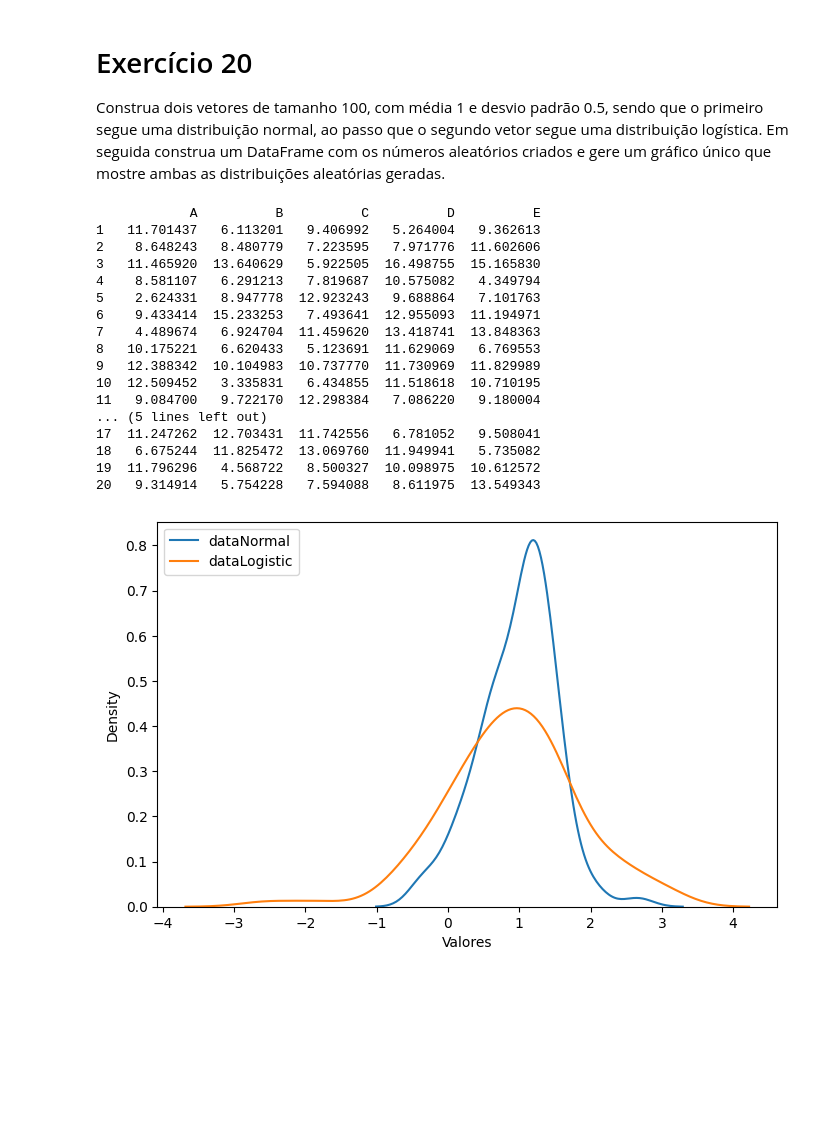
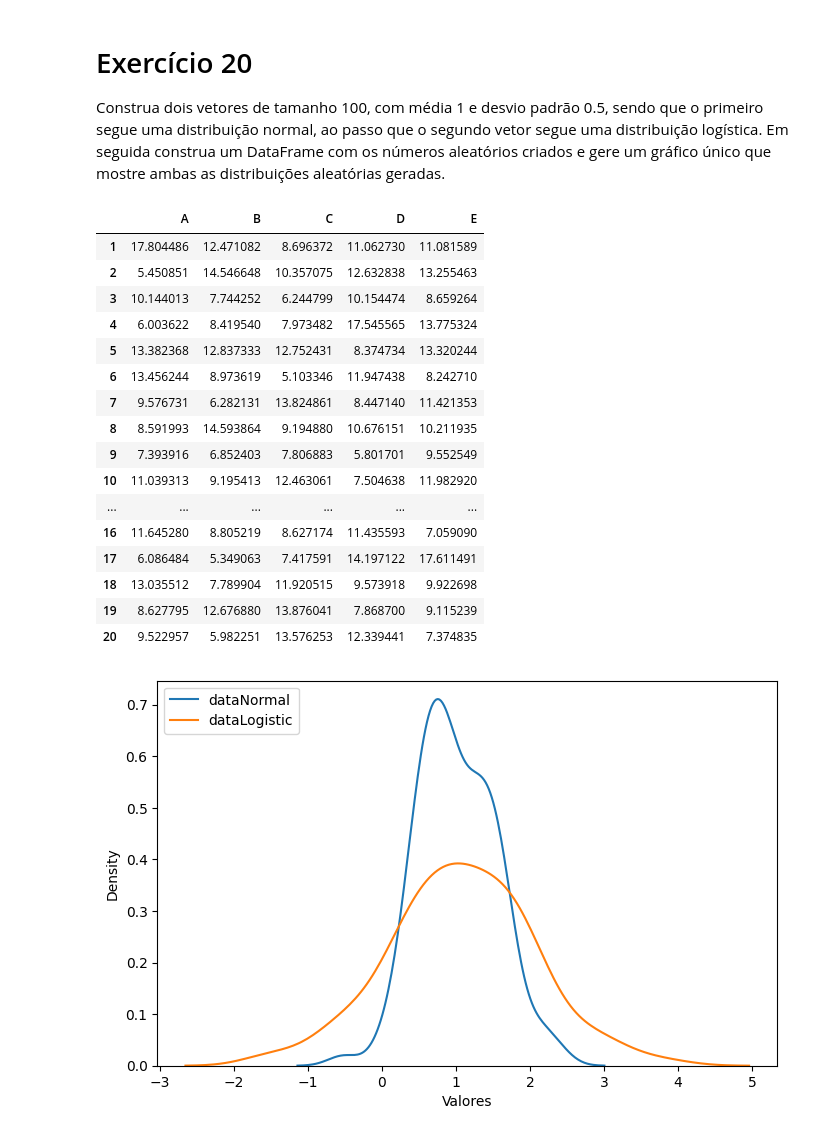
Before and after one commit to carlosedlucas/Curso_Udemy_Data_Science_com_Python, a Jupyter notebook: Numpy/3 - Random.ipynb, the cells around one changed output. Drawn from its saved outputs; the diff is of its cells as text; code cells hidden in the pictures; blank space fills up the shorter version.

```diff
--- a/Numpy/3 - Random.ipynb
+++ b/Numpy/3 - Random.ipynb
@@ -411,33 +410,33 @@ Construa dois vetores de tamanho 100, com média 1 e desvio padrão 0.5, sendo q
 # %%
 dataFrame = {
 'dataNormal': np.random.normal(loc=1, scale=0.5, size=100),
 'dataLogistic': np.random.logistic(loc=1, scale=0.5, size=100)
 }
 
 data = pd.DataFrame(data=DataFrame)
-print(data)
+display(data)
 plt.figure(figsize=(8,5))
 sns.kdeplot(data=dataFrame, x ='dataNormal')
 sns.kdeplot(data=dataFrame, x ='dataLogistic')
 plt.legend(dataFrame, loc = 'upper left')
 plt.xlabel('Valores')
 plt.show()
 # %% [output]
-            A          B          C          D          E
-1   11.701437   6.113201   9.406992   5.264004   9.362613
-2    8.648243   8.480779   7.223595   7.971776  11.602606
-3   11.465920  13.640629   5.922505  16.498755  15.165830
-4    8.581107   6.291213   7.819687  10.575082   4.349794
-5    2.624331   8.947778  12.923243   9.688864   7.101763
-6    9.433414  15.233253   7.493641  12.955093  11.194971
-7    4.489674   6.924704  11.459620  13.418741  13.848363
-8   10.175221   6.620433   5.123691  11.629069   6.769553
-9   12.388342  10.104983  10.737770  11.730969  11.829989
-10  12.509452   3.335831   6.434855  11.518618  10.710195
-11   9.084700   9.722170  12.298384   7.086220   9.180004
-... (5 lines left out)
-17  11.247262  12.703431  11.742556   6.781052   9.508041
-18   6.675244  11.825472  13.069760  11.949941   5.735082
-19  11.796296   4.568722   8.500327  10.098975  10.612572
-20   9.314914   5.754228   7.594088   8.611975  13.549343
+|  | A | B | C | D | E |
+| 1 | 17.804486 | 12.471082 | 8.696372 | 11.062730 | 11.081589 |
+| 2 | 5.450851 | 14.546648 | 10.357075 | 12.632838 | 13.255463 |
+| 3 | 10.144013 | 7.744252 | 6.244799 | 10.154474 | 8.659264 |
+| 4 | 6.003622 | 8.419540 | 7.973482 | 17.545565 | 13.775324 |
+| 5 | 13.382368 | 12.837333 | 12.752431 | 8.374734 | 13.320244 |
+| 6 | 13.456244 | 8.973619 | 5.103346 | 11.947438 | 8.242710 |
+| 7 | 9.576731 | 6.282131 | 13.824861 | 8.447140 | 11.421353 |
+| 8 | 8.591993 | 14.593864 | 9.194880 | 10.676151 | 10.211935 |
+| 9 | 7.393916 | 6.852403 | 7.806883 | 5.801701 | 9.552549 |
+| 10 | 11.039313 | 9.195413 | 12.463061 | 7.504638 | 11.982920 |
+| ... | ... | ... | ... | ... | ... |
+| 16 | 11.645280 | 8.805219 | 8.627174 | 11.435593 | 7.059090 |
+| 17 | 6.086484 | 5.349063 | 7.417591 | 14.197122 | 17.611491 |
+| 18 | 13.035512 | 7.789904 | 11.920515 | 9.573918 | 9.922698 |
+| 19 | 8.627795 | 12.676880 | 13.876041 | 7.868700 | 9.115239 |
+| 20 | 9.522957 | 5.982251 | 13.576253 | 12.339441 | 7.374835 |
-[figure, old version]
+[figure, new version]
```
Also changed, not shown: parts of 3 cells of this notebook, 15 other files.
